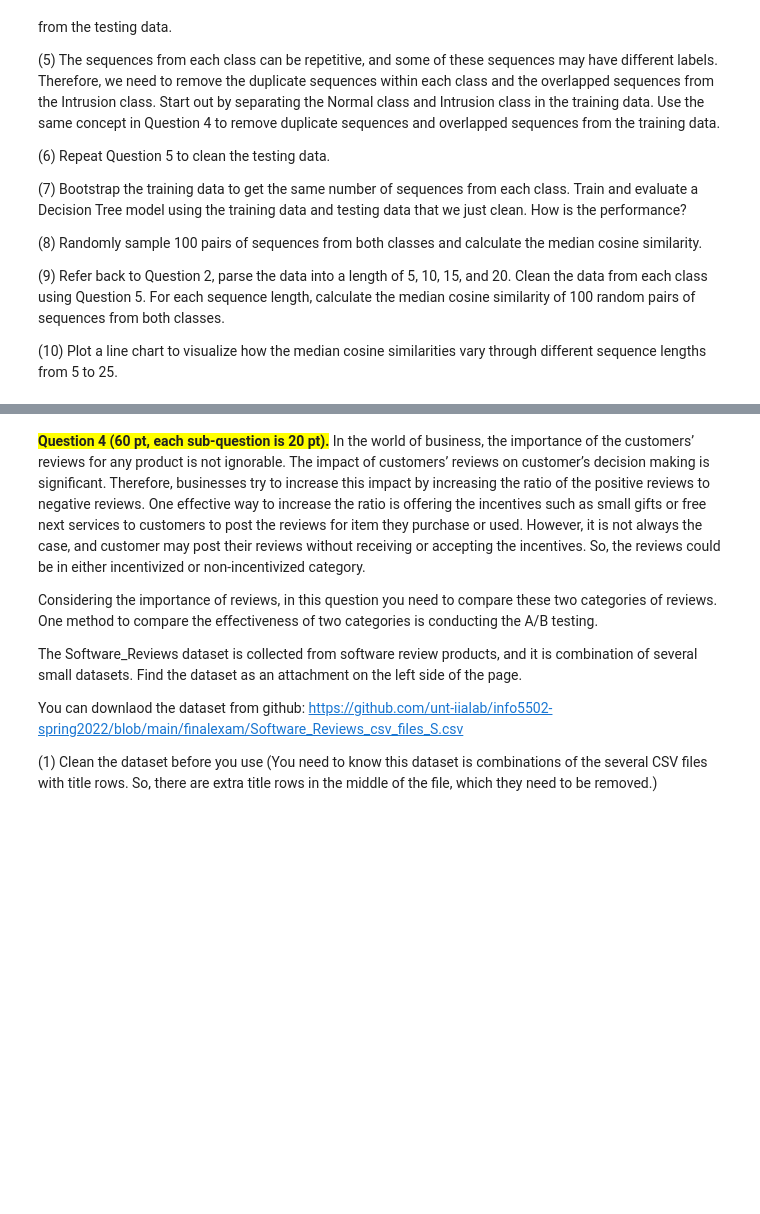
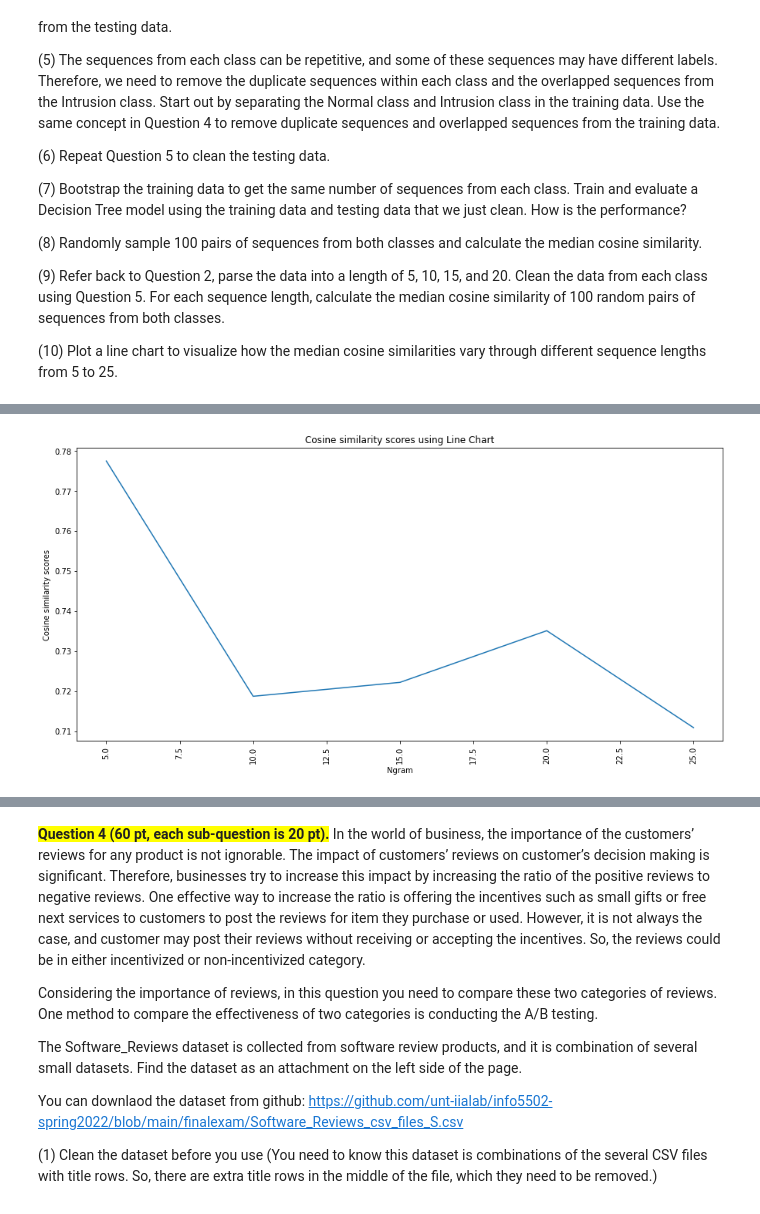
Before and after one commit to AmithReddyKasarla/Academic, a Jupyter notebook: INFO_5502_Final_Exam_Spring2022.ipynb, the cells around one changed output, grey strips where cells are left out. Drawn from its saved outputs; the diff is of its cells as text; code cells hidden in the pictures; blank space fills up the shorter version.

```diff
--- a/INFO_5502_Final_Exam_Spring2022.ipynb
+++ b/INFO_5502_Final_Exam_Spring2022.ipynb
@@ -458,0 +404,11 @@ array([52.        , 52.        , 52.        , 52.        , 52.        ,
+# %%
+#Transforming the data into dataframes
+intrusion_data = pd.DataFrame(list_intrusion)
+normal_data = pd.DataFrame(list_normal)
+
+# adding labels to intrusion and normal data sequences
+intrusion_data['class'] = 1
+normal_data['class'] = 0
+
+print(intrusion_data.shape)
+print(normal_data.shape)
@@ -459,3 +559,22 @@ array([52.        , 52.        , 52.        , 52.        , 52.        ,
+# %%
+import matplotlib.pyplot as plt
+import seaborn as sns
+
+cosine_similar_ngram_df = pd.DataFrame({"Ngram":list(cosine_similar_ngram.keys()), "Similarity_scores": list(cosine_similar_ngram.values())})
+
+
+plt.rcParams['figure.figsize'] = [15, 7]
+
+# we iterate through each ngram range class and plot the line chart
+sns.lineplot(x = "Ngram", y = "Similarity_scores", data = cosine_similar_ngram_df)
+
+plt.title("Cosine similarity scores using Line Chart")
+plt.xlabel("Ngram")
+plt.ylabel("Cosine similarity scores")
+plt.xticks(rotation = 90)
+plt.show()
+# %% [output]
+[figure, added]
 # %%
 from sklearn import tree
 # %%
```
Also changed, not shown: parts of 35 cells of this notebook.
